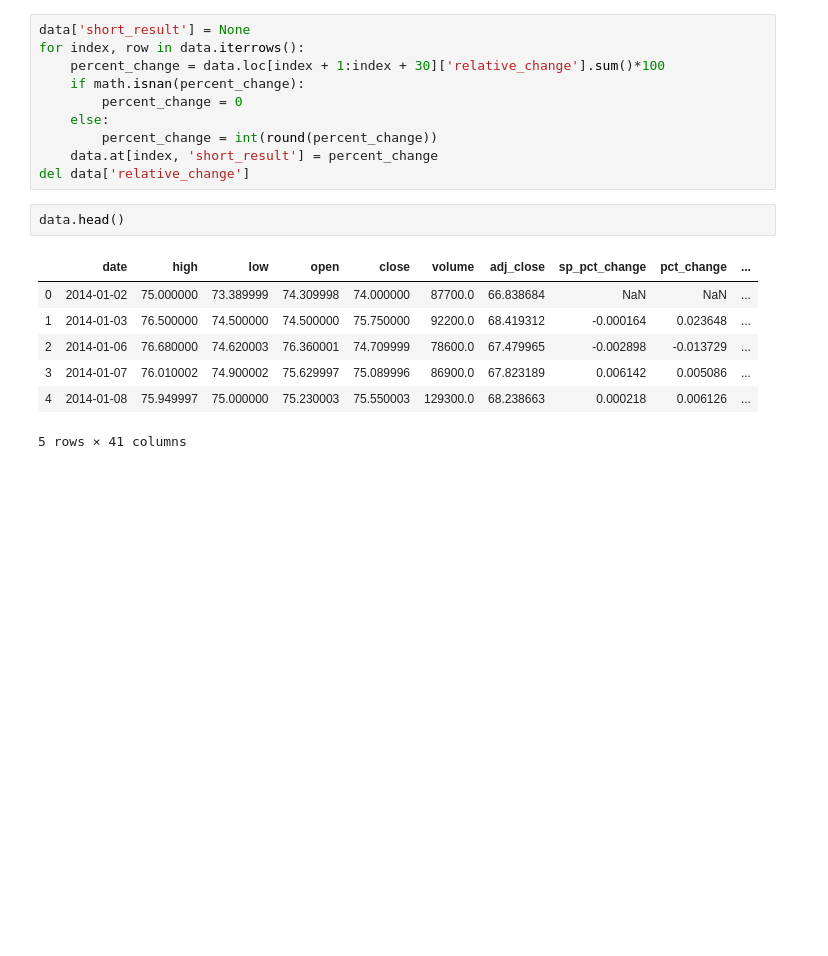
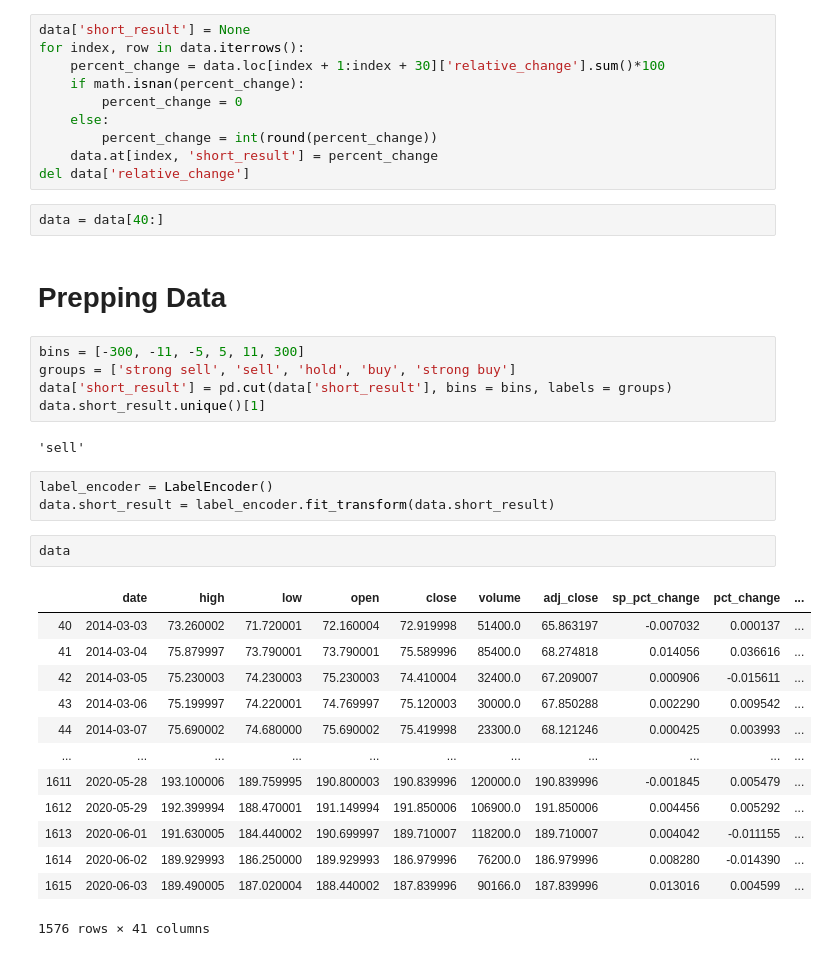
Before and after one commit to andrewcole33/moving_avg_trading, a Jupyter notebook: Untitled.ipynb, the cells around one changed output. Cells and saved outputs as stored; diff of their text form; blank space fills up the shorter version.

Commit message:
Label encode

```diff
--- a/Untitled.ipynb
+++ b/Untitled.ipynb
@@ -110,13 +116,33 @@ for index, row in data.iterrows():
         percent_change = int(round(percent_change))
     data.at[index, 'short_result'] = percent_change
 del data['relative_change']
+# %%
+data = data[40:]
+# %% [markdown]
+# Prepping Data
+# %%
+bins = [-300, -11, -5, 5, 11, 300]
+groups = ['strong sell', 'sell', 'hold', 'buy', 'strong buy']
+data['short_result'] = pd.cut(data['short_result'], bins = bins, labels = groups)
+data.short_result.unique()[1]
+# %% [output]
+'sell'
+# %%
+label_encoder = LabelEncoder()
+data.short_result = label_encoder.fit_transform(data.short_result)
 # %%
-data.head()
+data
 # %% [output]
 |  | date | high | low | open | close | volume | adj_close | sp_pct_change | pct_change | ... |
-| 0 | 2014-01-02 | 75.000000 | 73.389999 | 74.309998 | 74.000000 | 87700.0 | 66.838684 | NaN | NaN | ... |
-| 1 | 2014-01-03 | 76.500000 | 74.500000 | 74.500000 | 75.750000 | 92200.0 | 68.419312 | -0.000164 | 0.023648 | ... |
-| 2 | 2014-01-06 | 76.680000 | 74.620003 | 76.360001 | 74.709999 | 78600.0 | 67.479965 | -0.002898 | -0.013729 | ... |
-| 3 | 2014-01-07 | 76.010002 | 74.900002 | 75.629997 | 75.089996 | 86900.0 | 67.823189 | 0.006142 | 0.005086 | ... |
-| 4 | 2014-01-08 | 75.949997 | 75.000000 | 75.230003 | 75.550003 | 129300.0 | 68.238663 | 0.000218 | 0.006126 | ... |
+| 40 | 2014-03-03 | 73.260002 | 71.720001 | 72.160004 | 72.919998 | 51400.0 | 65.863197 | -0.007032 | 0.000137 | ... |
+| 41 | 2014-03-04 | 75.879997 | 73.790001 | 73.790001 | 75.589996 | 85400.0 | 68.274818 | 0.014056 | 0.036616 | ... |
+| 42 | 2014-03-05 | 75.230003 | 74.230003 | 75.230003 | 74.410004 | 32400.0 | 67.209007 | 0.000906 | -0.015611 | ... |
+| 43 | 2014-03-06 | 75.199997 | 74.220001 | 74.769997 | 75.120003 | 30000.0 | 67.850288 | 0.002290 | 0.009542 | ... |
+| 44 | 2014-03-07 | 75.690002 | 74.680000 | 75.690002 | 75.419998 | 23300.0 | 68.121246 | 0.000425 | 0.003993 | ... |
+| ... | ... | ... | ... | ... | ... | ... | ... | ... | ... | ... |
+| 1611 | 2020-05-28 | 193.100006 | 189.759995 | 190.800003 | 190.839996 | 120000.0 | 190.839996 | -0.001845 | 0.005479 | ... |
+| 1612 | 2020-05-29 | 192.399994 | 188.470001 | 191.149994 | 191.850006 | 106900.0 | 191.850006 | 0.004456 | 0.005292 | ... |
+| 1613 | 2020-06-01 | 191.630005 | 184.440002 | 190.699997 | 189.710007 | 118200.0 | 189.710007 | 0.004042 | -0.011155 | ... |
+| 1614 | 2020-06-02 | 189.929993 | 186.250000 | 189.929993 | 186.979996 | 76200.0 | 186.979996 | 0.008280 | -0.014390 | ... |
+| 1615 | 2020-06-03 | 189.490005 | 187.020004 | 188.440002 | 187.839996 | 90166.0 | 187.839996 | 0.013016 | 0.004599 | ... |
-5 rows × 41 columns
+1576 rows × 41 columns
```
Also changed, not shown: parts of 1 cell of this notebook.
